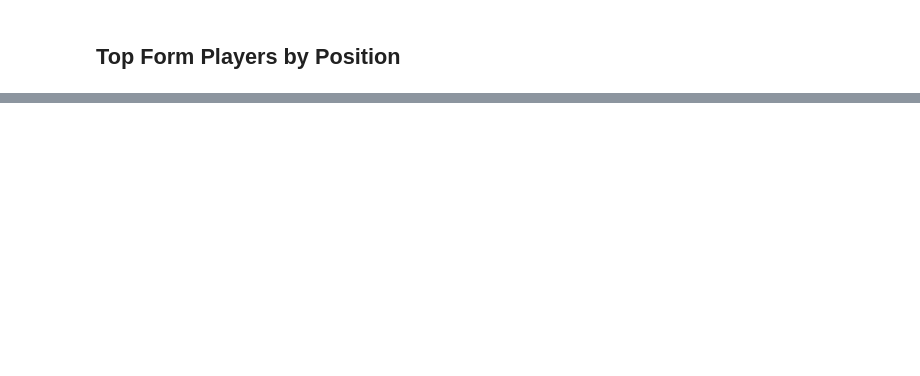
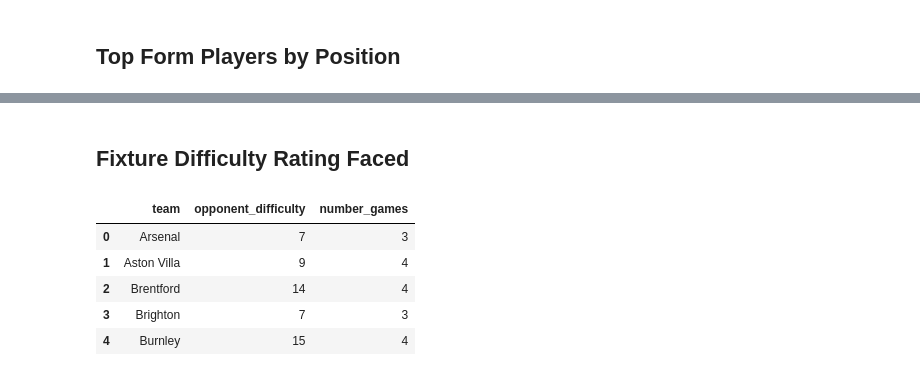
Before and after one commit to SitwalaM/fpl, a Jupyter notebook: notebooks/fpl_eda.ipynb, the cells around one changed output, grey strips where cells are left out. Drawn from its saved outputs; the diff is of its cells as text; code cells hidden in the pictures; blank space fills up the shorter version.

Commit message:
added extra sections to notebook and changed difficulty length

```diff
--- a/notebooks/fpl_eda.ipynb
+++ b/notebooks/fpl_eda.ipynb
@@ -118,0 +155,16 @@ for position in positions:
+# %% [markdown]
+## Fixture Difficulty Rating Faced
+# %%
+# use the difficulty methods to get opponent difficulty for next four fixtures
+from difficulty import team_difficulty
+gameweek = get_current_gameweek()
+diff_df = team_difficulty(gameweek+1,gameweek+4)
+diff_df = diff_df["totals"]
+diff_df.head()
+# %% [output]
+|  | team | opponent_difficulty | number_games |
+| 0 | Arsenal | 7 | 3 |
+| 1 | Aston Villa | 9 | 4 |
+| 2 | Brentford | 14 | 4 |
+| 3 | Brighton | 7 | 3 |
+| 4 | Burnley | 15 | 4 |
```
Also changed, not shown: parts of 11 cells of this notebook, 1 other file.
